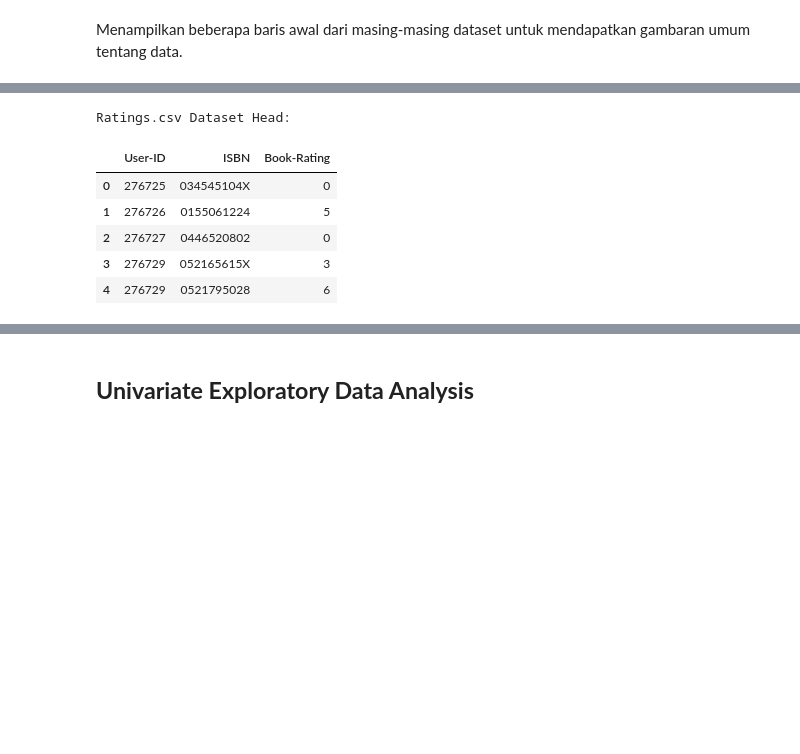
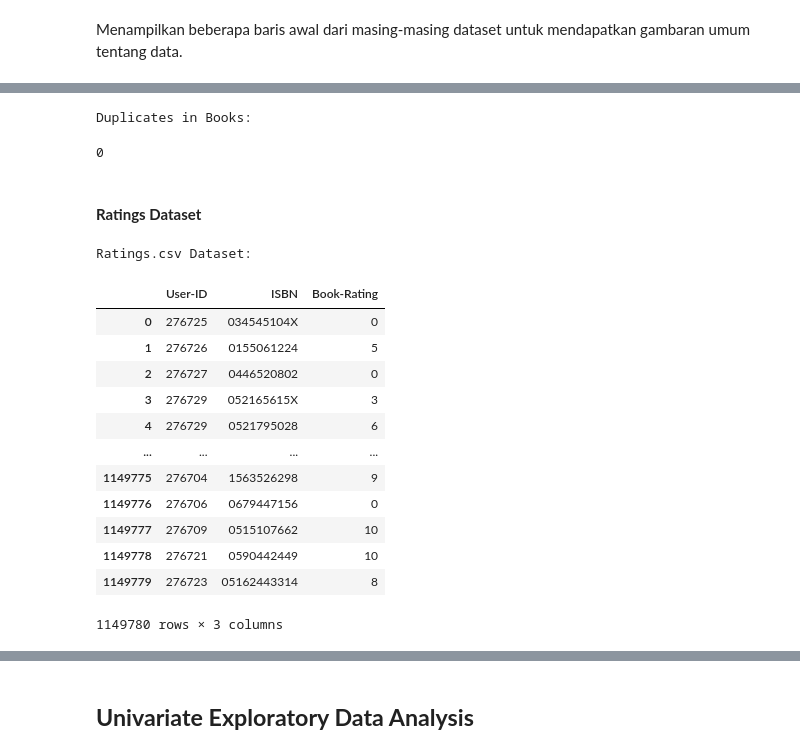
Before and after one commit to melanierefman/proyek-machile-learning-terapan-2-dicoding, a Jupyter notebook: Proyek_Kedua_MLT.ipynb, the cells around one changed output, grey strips where cells are left out. Saved outputs shown, nothing was run; the diff lists cells and outputs as text; code cells hidden in the pictures; blank space fills up the shorter version.

```diff
--- a/Proyek_Kedua_MLT.ipynb
+++ b/Proyek_Kedua_MLT.ipynb
@@ -88,11 +112,26 @@ Books.csv Dataset Head:
+# %%
+print("Duplicates in Books:\n")
+books.duplicated().sum()
+# %% [output]
+Duplicates in Books:
+0
+# %% [markdown]
+#### **Ratings Dataset**
 # %%
-print("Ratings.csv Dataset Head:")
-ratings.head()
+print("Ratings.csv Dataset:")
+ratings
 # %% [output]
-Ratings.csv Dataset Head:
+Ratings.csv Dataset:
 |  | User-ID | ISBN | Book-Rating |
 | 0 | 276725 | 034545104X | 0 |
 | 1 | 276726 | 0155061224 | 5 |
 | 2 | 276727 | 0446520802 | 0 |
 | 3 | 276729 | 052165615X | 3 |
 | 4 | 276729 | 0521795028 | 6 |
+| ... | ... | ... | ... |
+| 1149775 | 276704 | 1563526298 | 9 |
+| 1149776 | 276706 | 0679447156 | 0 |
+| 1149777 | 276709 | 0515107662 | 10 |
+| 1149778 | 276721 | 0590442449 | 10 |
+| 1149779 | 276723 | 05162443314 | 8 |
+1149780 rows × 3 columns
```
Also changed, not shown: parts of 9 cells of this notebook, 1 other file.
